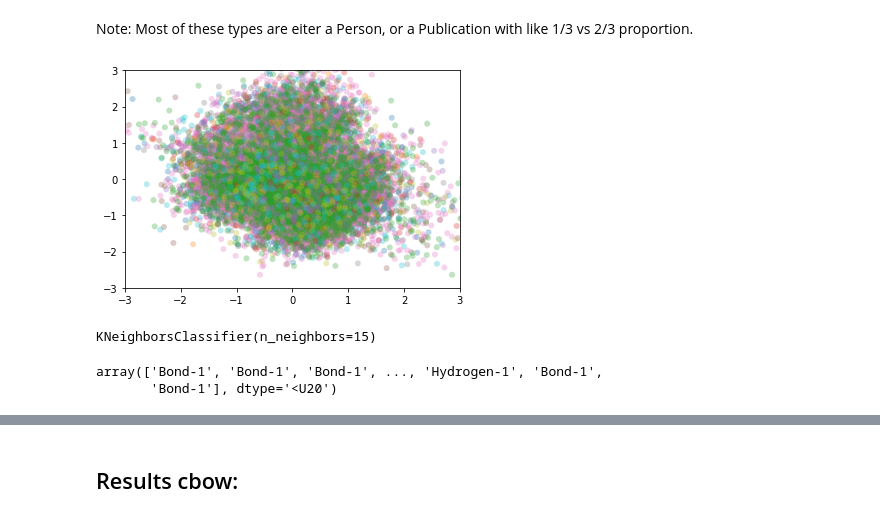
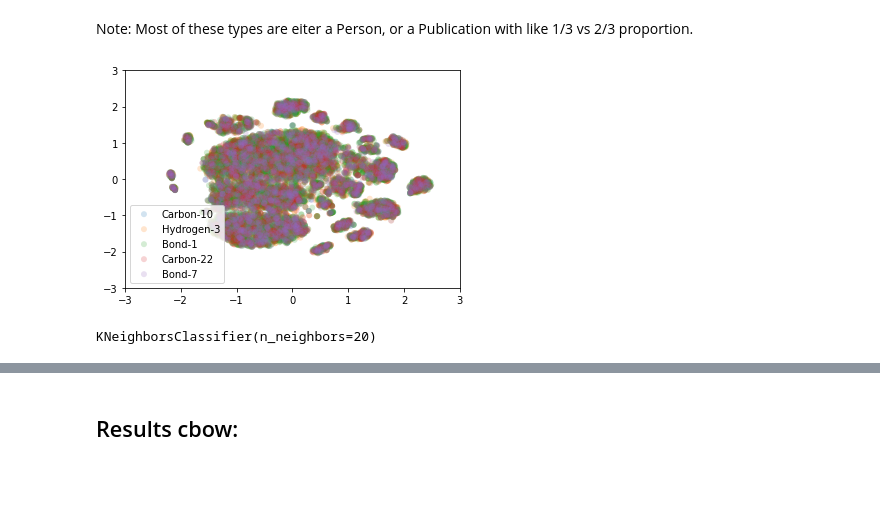
Before and after one commit to MikeLasz/robustness_rdf2vec, a Jupyter notebook: code/prediction_class.ipynb, the cells around one changed output, grey strips where cells are left out. Cells and saved outputs as stored; diff of their text form; code cells hidden in the pictures; blank space fills up the shorter version.

Commit message:
added plots poster

```diff
--- a/code/prediction_class.ipynb
+++ b/code/prediction_class.ipynb
@@ -77,19 +96,30 @@ print(set(classes))
+# %%
+def select_classes(data):
+    if data == "aifb":
+        return(["Publication", "Person", "InProceedings"])
+    elif data == "mutag":
+        return(["Hydrogen-3", "Bond-1", "Bond-7", "Carbon-22", "Carbon-10"])
+
+def select_data(X, data):
+    classes = get_classes(data)
+    selected_classes = select_classes(data) # get the most prominent classes
+    indexes = []
+    for j in range(len(classes)):
+        if classes[j] in selected_classes:
+            indexes.append(j)
+    X = X[indexes]
+    y = classes[indexes]
+    return(X, y)
 # %% [markdown]
 # 3. Import the embeddings
 # %%
-#data = "aifb" # aifb, mutag, or bgs
-data = "mutag"
 nlp_model = "cbow" # skip-gram or cbow
 num_embeddings = 10
 embeddings = []
 
-dim_red = "pca2d" # empty string "", "pca2d", "pca3d", "tsne2d", or "tsne3d"
+dim_red = "tsne2d" # "pca2d", "pca3d", "tsne2d", or "tsne3d"
 
 # read embeddings:
-if dim_red=="":
-    for iter in range(num_embeddings):
-        embeddings.append(np.load("embeddings/" + data + "/" + nlp_model + "/embedding" + str(iter) + ".npy"))
-else:
-    for iter in range(num_embeddings):
-        embeddings.append(np.load("embeddings/" + data + "/" + nlp_model + "/" + dim_red + "/embedding" + str(iter) + ".npy"))
+for iter in range(num_embeddings):
+    embeddings.append(np.load("embeddings/" + data + "/" + nlp_model + "/" + dim_red + "/embedding" + str(iter) + ".npy"))
 # %% [markdown]
@@ -97,3 +127,2 @@ else:
 # %%
-X = embeddings[0]
-y = np.array(classes)
+X, y = select_data(embeddings[0], data)
@@ -136,19 +148,16 @@ X_cp = X.copy()
 scaler = StandardScaler()
 X_cp_scaled = scaler.fit_transform(X_cp)
 # %%
-import matplotlib.pyplot as plt
-
-
 fig, ax = plt.subplots()
 #color =
 for class_type in set(y):
     index = np.where(y==class_type)
     ax.scatter(X_cp_scaled[index, 0], X_cp_scaled[index,1], label=class_type,
-               alpha=0.3, edgecolors='none')
-#ax.legend()
+               alpha=0.2, edgecolors='none')
+ax.legend()
 ax.set_ylim([-3, 3])
 ax.set_xlim([-3,3])
 plt.show()
 # %% [output]
-[figure, old version]
+[figure, new version]
 # %%
@@ -157,9 +164,10 @@ from sklearn.model_selection import train_test_split
 X_train, X_test, y_train, y_test = train_test_split(X, y, random_state=42)
 # %%
-from sklearn import neighbors
+scaler = StandardScaler()
+X_train = scaler.fit_transform(X_train)
 
-n_neighbors = 15
+n_neighbors = 20
 clf = neighbors.KNeighborsClassifier(n_neighbors)
 clf.fit(X_train, y_train)
 # %% [output]
-KNeighborsClassifier(n_neighbors=15)
+KNeighborsClassifier(n_neighbors=20)
@@ -168,5 +173,0 @@ y_pred = clf.predict(X_test)
-# %%
-y_pred
-# %% [output]
-array(['Bond-1', 'Bond-1', 'Bond-1', ..., 'Hydrogen-1', 'Bond-1',
-       'Bond-1'], dtype='<U20')
```
Also changed, not shown: parts of 40 cells of this notebook, 6 other files.
